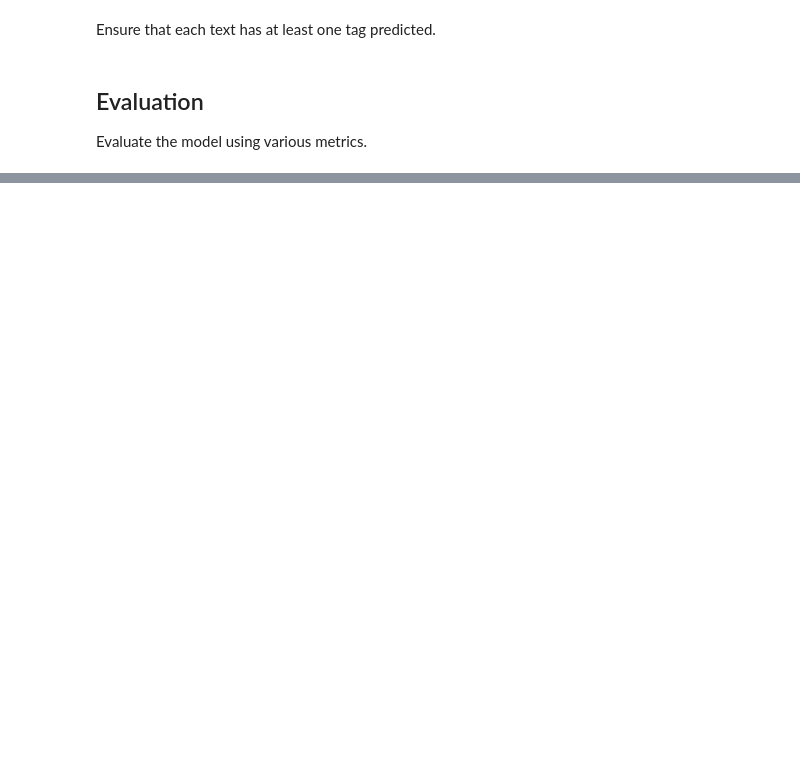
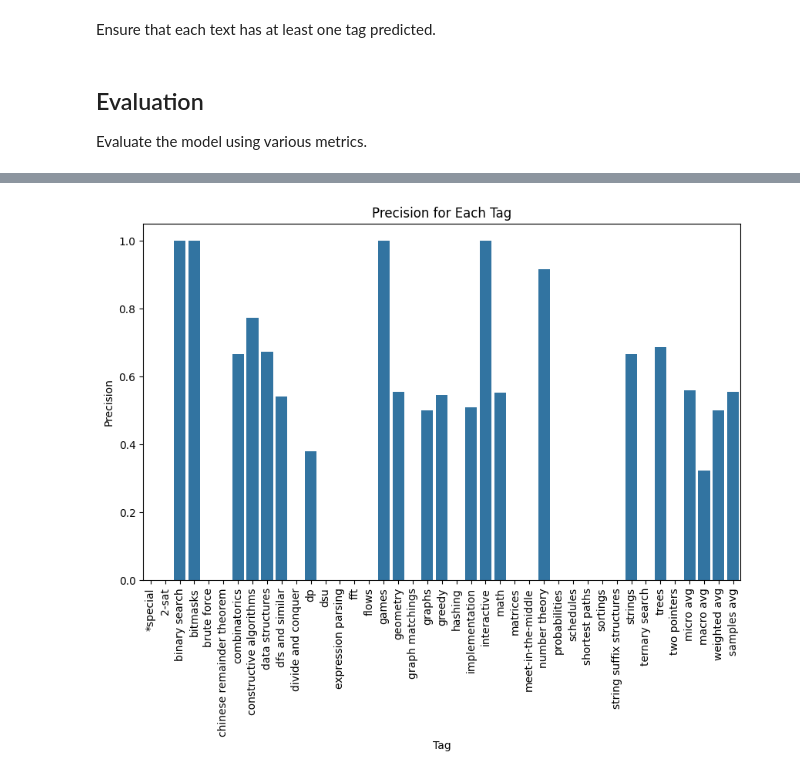
Before and after one commit to ARJ-Code/codeforce-tag-predictor, a Jupyter notebook: src/naive bayes model/naive-bayes-model.ipynb, the cells around one changed output, grey strips where cells are left out. Cells and saved outputs as stored; diff of their text form; code cells hidden in the pictures; blank space fills up the shorter version.

```diff
--- a/src/naive bayes model/naive-bayes-model.ipynb
+++ b/src/naive bayes model/naive-bayes-model.ipynb
@@ -85,4 +89,4 @@ for i in range(y_pred.shape[0]):
 ## Evaluation
 Evaluate the model using various metrics.
 # %%
-print(classification_report(y_test, y_pred, target_names=mlb.classes_))
+report=classification_report(y_test, y_pred, target_names=mlb.classes_,output_dict=True)
@@ -137,0 +93,3 @@ two pointers: 94.40%
+# %%
+report_df = pd.DataFrame(report).transpose()
+report_df
@@ -137,0 +114,10 @@ two pointers: 94.40%
+# %%
+plt.figure(figsize=(10, 6))
+sns.barplot(x=report_df.index, y='precision', data=report_df)
+plt.xticks(rotation=90)
+plt.title('Precision for Each Tag')
+plt.xlabel('Tag')
+plt.ylabel('Precision')
+plt.show()
+# %% [output]
+[figure, added]
```
Also changed, not shown: parts of 10 cells of this notebook.
